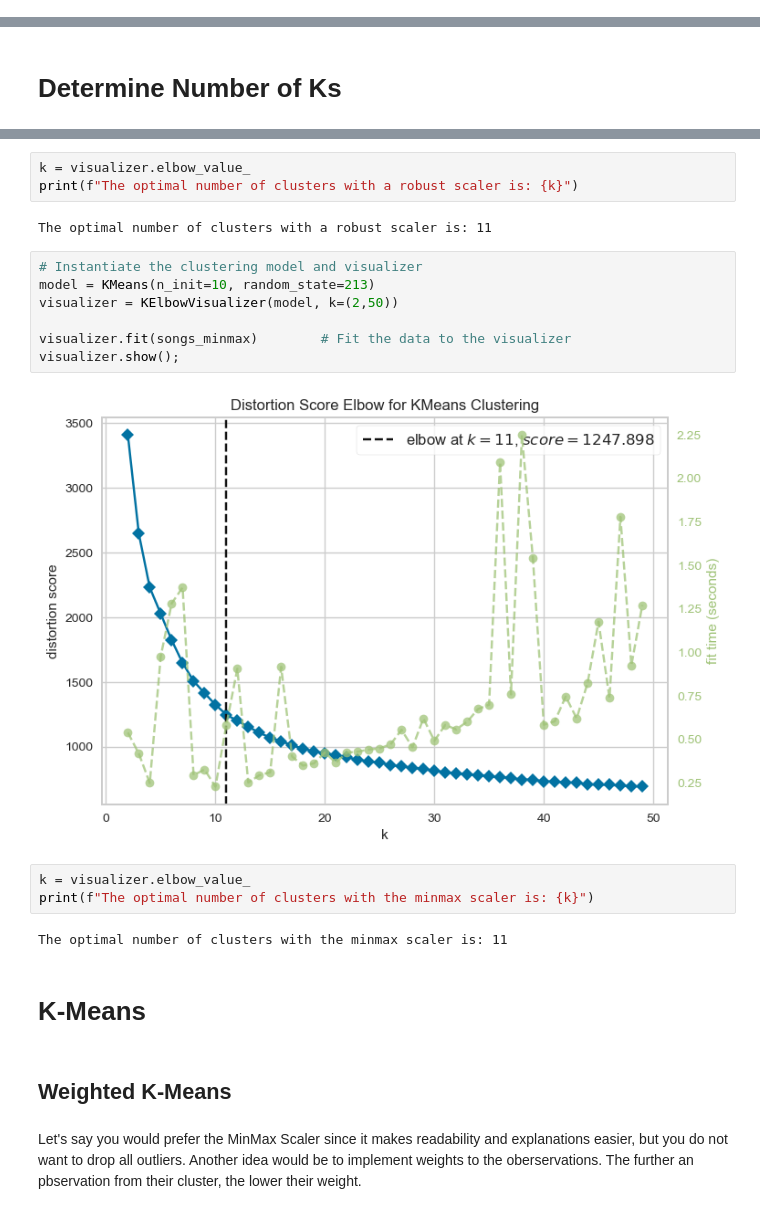
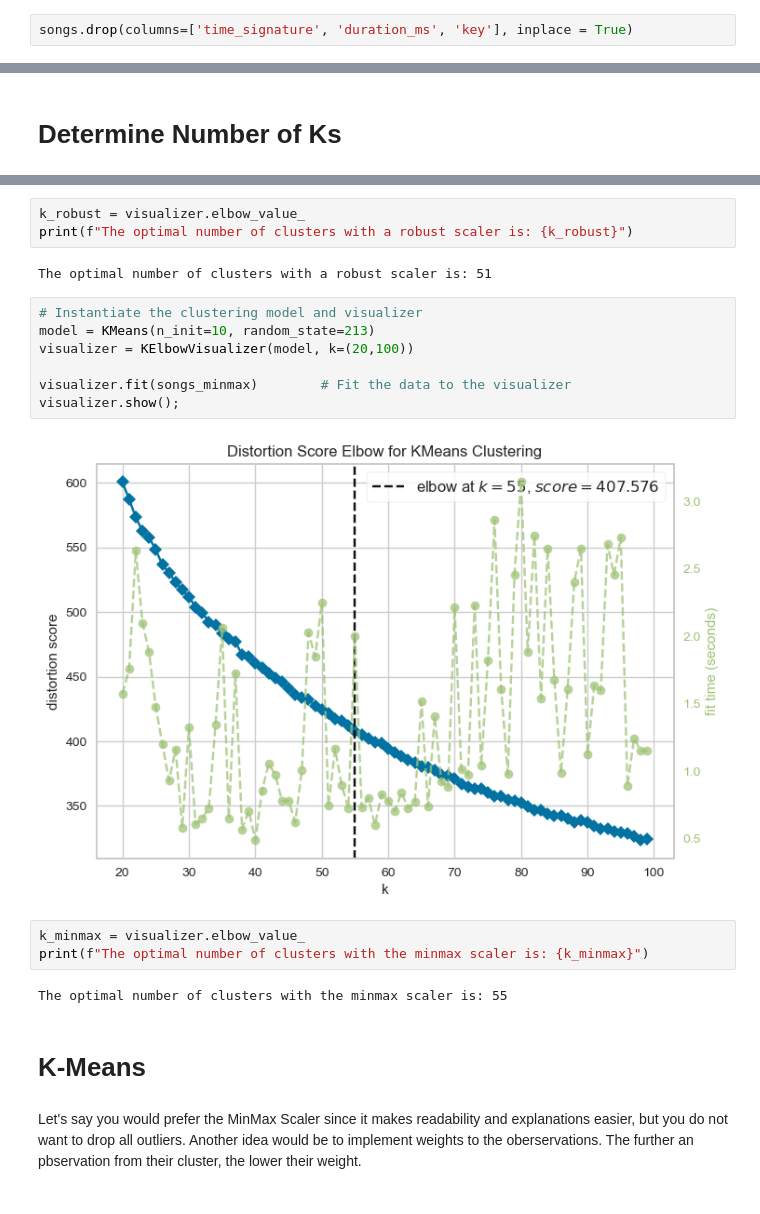
Before and after one commit to MerleSt/SpotifyPlaylistMoosic, a Jupyter notebook: Notebooks/Cluster_Analysis.ipynb, the cells around one changed output, grey strips where cells are left out. Saved outputs shown, nothing was run; the diff lists cells and outputs as text.

Commit message:
change feautures
decided on columns to keep and decided a model to use, compared two scaling methods to find the ideal version.

```diff
--- a/Notebooks/Cluster_Analysis.ipynb
+++ b/Notebooks/Cluster_Analysis.ipynb
@@ -23,3 +123,5 @@ songs.shape
+# %%
+songs.drop(columns=['time_signature', 'duration_ms', 'key'], inplace = True)
 # %% [markdown]
 # Scale
 # %% [markdown]
@@ -75,26 +177,24 @@ visualizer.show();
 # %%
-k = visualizer.elbow_value_
-print(f"The optimal number of clusters with a robust scaler is: {k}")
+k_robust = visualizer.elbow_value_
+print(f"The optimal number of clusters with a robust scaler is: {k_robust}")
 # %% [output]
-The optimal number of clusters with a robust scaler is: 11
+The optimal number of clusters with a robust scaler is: 51
 # %%
 # Instantiate the clustering model and visualizer
 model = KMeans(n_init=10, random_state=213)
-visualizer = KElbowVisualizer(model, k=(2,50))
+visualizer = KElbowVisualizer(model, k=(20,100))
 
 visualizer.fit(songs_minmax)        # Fit the data to the visualizer
 visualizer.show();
 # %% [output]
-[figure, old version]
+[figure, new version]
 # %%
-k = visualizer.elbow_value_
-print(f"The optimal number of clusters with the minmax scaler is: {k}")
+k_minmax = visualizer.elbow_value_
+print(f"The optimal number of clusters with the minmax scaler is: {k_minmax}")
 # %% [output]
-The optimal number of clusters with the minmax scaler is: 11
+The optimal number of clusters with the minmax scaler is: 55
 # %% [markdown]
 # K-Means
-# %% [markdown]
-## Weighted K-Means
 # %% [markdown]
 Let's say you would prefer the MinMax Scaler since it makes readability and explanations easier, but you do not want to drop all outliers. Another idea would be to implement weights to the oberservations. The further an pbservation from their cluster, the lower their weight.
 # %%
```
Also changed, not shown: parts of 35 cells of this notebook, 1 other file.
